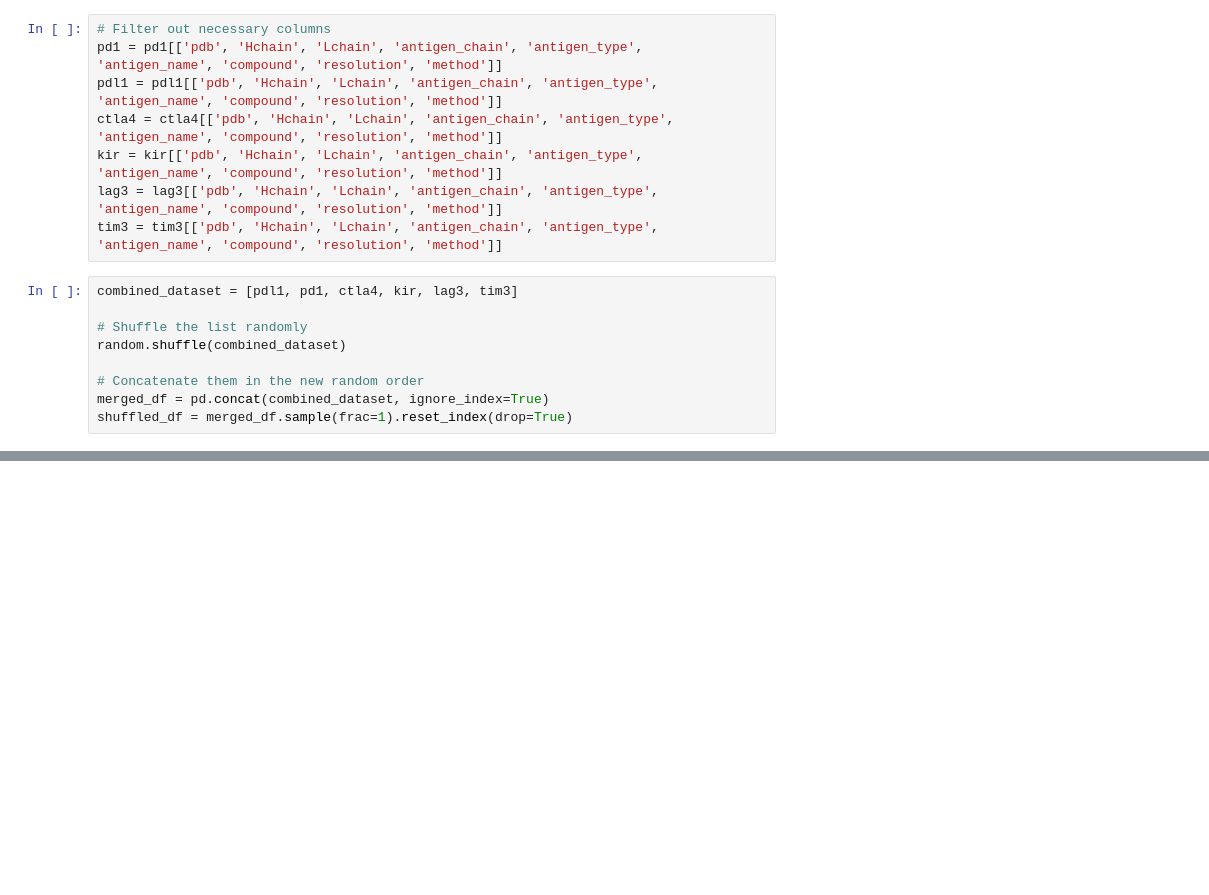
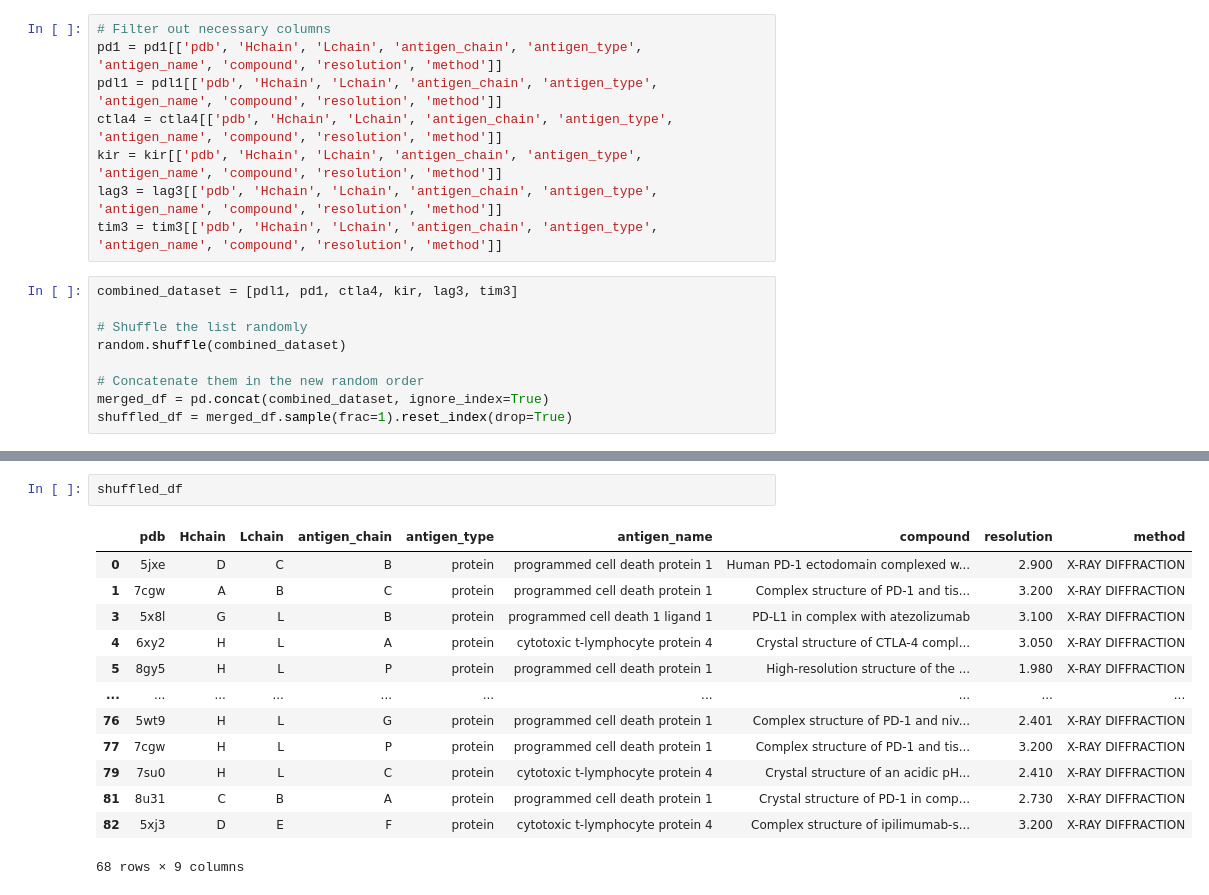
Before and after one commit to datascience-2025-group4/group04-team01, a Jupyter notebook: working_notebook.ipynb, the cells around one changed output, grey strips where cells are left out. Saved outputs shown, nothing was run; the diff lists cells and outputs as text; blank space fills up the shorter version.

```diff
--- a/working_notebook.ipynb
+++ b/working_notebook.ipynb
@@ -55,0 +100,16 @@ print(mvalues_df)
+# %%
+shuffled_df
+# %% [output]
+|  | pdb | Hchain | Lchain | antigen_chain | antigen_type | antigen_name | compound | resolution | method |
+| 0 | 5jxe | D | C | B | protein | programmed cell death protein 1 | Human PD-1 ectodomain complexed w... | 2.900 | X-RAY DIFFRACTION |
+| 1 | 7cgw | A | B | C | protein | programmed cell death protein 1 | Complex structure of PD-1 and tis... | 3.200 | X-RAY DIFFRACTION |
+| 3 | 5x8l | G | L | B | protein | programmed cell death 1 ligand 1 | PD-L1 in complex with atezolizumab | 3.100 | X-RAY DIFFRACTION |
+| 4 | 6xy2 | H | L | A | protein | cytotoxic t-lymphocyte protein 4 | Crystal structure of CTLA-4 compl... | 3.050 | X-RAY DIFFRACTION |
+| 5 | 8gy5 | H | L | P | protein | programmed cell death protein 1 | High-resolution structure of the ... | 1.980 | X-RAY DIFFRACTION |
+| ... | ... | ... | ... | ... | ... | ... | ... | ... | ... |
+| 76 | 5wt9 | H | L | G | protein | programmed cell death protein 1 | Complex structure of PD-1 and niv... | 2.401 | X-RAY DIFFRACTION |
+| 77 | 7cgw | H | L | P | protein | programmed cell death protein 1 | Complex structure of PD-1 and tis... | 3.200 | X-RAY DIFFRACTION |
+| 79 | 7su0 | H | L | C | protein | cytotoxic t-lymphocyte protein 4 | Crystal structure of an acidic pH... | 2.410 | X-RAY DIFFRACTION |
+| 81 | 8u31 | C | B | A | protein | programmed cell death protein 1 | Crystal structure of PD-1 in comp... | 2.730 | X-RAY DIFFRACTION |
+| 82 | 5xj3 | D | E | F | protein | cytotoxic t-lymphocyte protein 4 | Complex structure of ipilimumab-s... | 3.200 | X-RAY DIFFRACTION |
+68 rows × 9 columns
```
Also changed, not shown: parts of 12 cells of this notebook, 7 other files.
